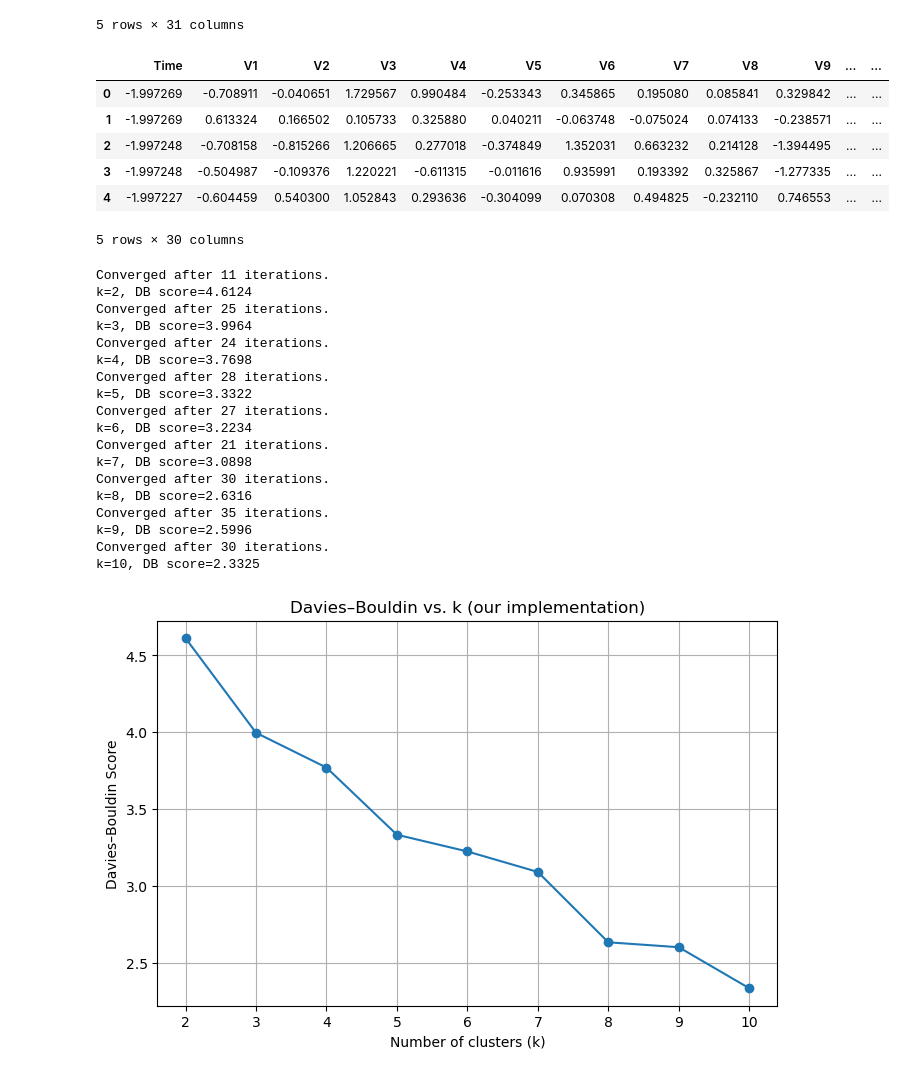
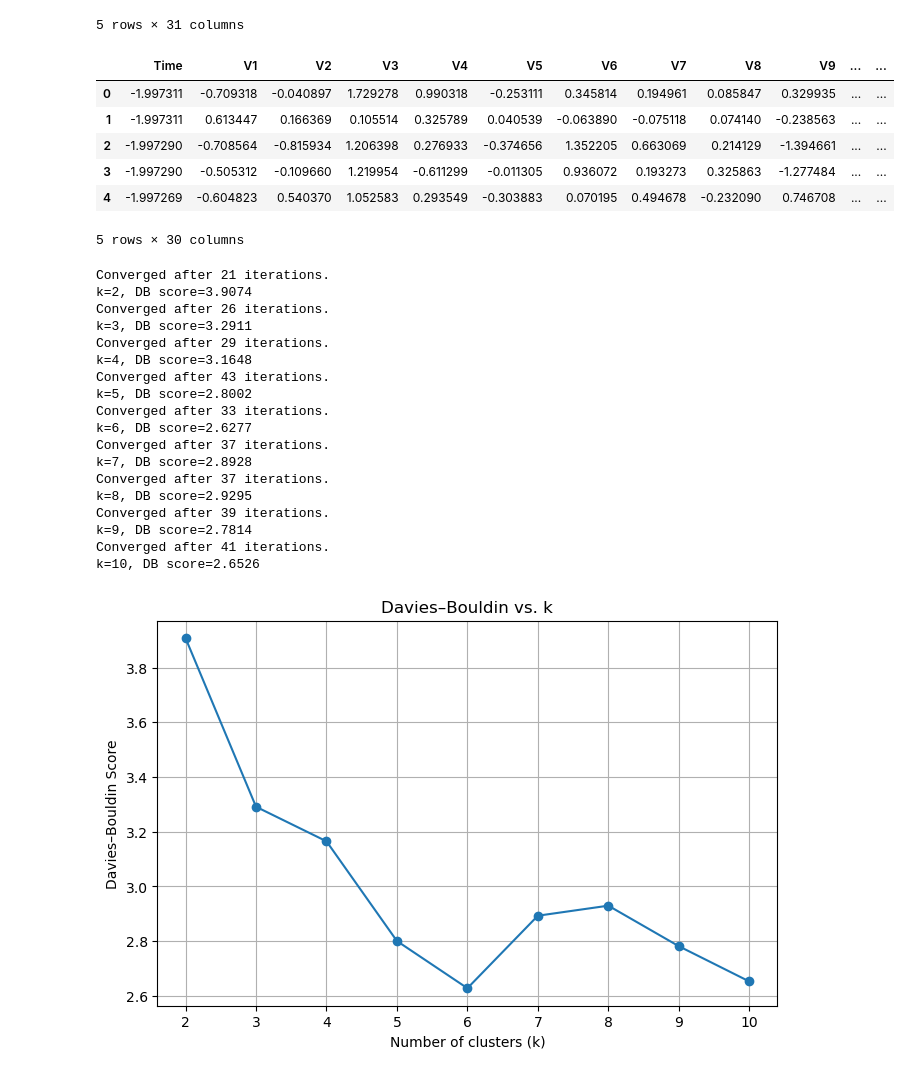
Before and after one commit to sunnakaradottir/data_science, a Jupyter notebook: notebooks/project.ipynb, the cells around one changed output. Cells and saved outputs as stored; diff of their text form; code cells hidden in the pictures.

```diff
--- a/notebooks/project.ipynb
+++ b/notebooks/project.ipynb
@@ -21,7 +21,7 @@ from sklearn.preprocessing import StandardScaler, RobustScaler
 # %%
 # Read in the dataset
 
-df = pd.read_csv('../data/creditcard.csv')
+df = pd.read_csv('../data/base_data.csv')
 df.head()
 # %% [output]
 |  | Time | V1 | V2 | V3 | V4 | V5 | V6 | V7 | V8 | V9 | ... | ... |
@@ -51,11 +51,11 @@ scaled_features = pd.DataFrame(scaler.fit_transform(X), columns=X.columns)
 scaled_features.head()
 # %% [output]
 |  | Time | V1 | V2 | V3 | V4 | V5 | V6 | V7 | V8 | V9 | ... | ... |
-| 0 | -1.997269 | -0.708911 | -0.040651 | 1.729567 | 0.990484 | -0.253343 | 0.345865 | 0.195080 | 0.085841 | 0.329842 | ... | ... |
-| 1 | -1.997269 | 0.613324 | 0.166502 | 0.105733 | 0.325880 | 0.040211 | -0.063748 | -0.075024 | 0.074133 | -0.238571 | ... | ... |
-| 2 | -1.997248 | -0.708158 | -0.815266 | 1.206665 | 0.277018 | -0.374849 | 1.352031 | 0.663232 | 0.214128 | -1.394495 | ... | ... |
-| 3 | -1.997248 | -0.504987 | -0.109376 | 1.220221 | -0.611315 | -0.011616 | 0.935991 | 0.193392 | 0.325867 | -1.277335 | ... | ... |
-| 4 | -1.997227 | -0.604459 | 0.540300 | 1.052843 | 0.293636 | -0.304099 | 0.070308 | 0.494825 | -0.232110 | 0.746553 | ... | ... |
+| 0 | -1.997311 | -0.709318 | -0.040897 | 1.729278 | 0.990318 | -0.253111 | 0.345814 | 0.194961 | 0.085847 | 0.329935 | ... | ... |
+| 1 | -1.997311 | 0.613447 | 0.166369 | 0.105514 | 0.325789 | 0.040539 | -0.063890 | -0.075118 | 0.074140 | -0.238563 | ... | ... |
+| 2 | -1.997290 | -0.708564 | -0.815934 | 1.206398 | 0.276933 | -0.374656 | 1.352205 | 0.663069 | 0.214129 | -1.394661 | ... | ... |
+| 3 | -1.997290 | -0.505312 | -0.109660 | 1.219954 | -0.611299 | -0.011305 | 0.936072 | 0.193273 | 0.325863 | -1.277484 | ... | ... |
+| 4 | -1.997269 | -0.604823 | 0.540370 | 1.052583 | 0.293549 | -0.303883 | 0.070195 | 0.494678 | -0.232090 | 0.746708 | ... | ... |
 5 rows × 30 columns
 # %%
 # Our implementation of the K-means clustering algorithm.
@@ -99,43 +99,43 @@ def kmeans_implementation(df, k, max_iters=300, tol=0.0001, random_state=42):
 # %%
 # Let's look at the Davies-Bouldin index for a few values of k
 
 db_scores = []
 k_values = list(range(2, 11))
 
 for k in k_values:
     labels, centroids = kmeans_implementation(scaled_features,k)
     db = davies_bouldin_score(scaled_features, labels)
     db_scores.append(db)
     print(f"k={k}, DB score={db:.4f}")
 
 
 plt.figure(figsize=(8, 5))
 plt.plot(k_values, db_scores, marker='o')
 plt.xlabel("Number of clusters (k)")
 plt.ylabel("Davies–Bouldin Score")
-plt.title("Davies–Bouldin vs. k (our implementation)")
+plt.title("Davies–Bouldin vs. k")
 plt.grid(True)
 plt.show()
 # %% [output]
-Converged after 11 iterations.
-k=2, DB score=4.6124
-Converged after 25 iterations.
-k=3, DB score=3.9964
-Converged after 24 iterations.
-k=4, DB score=3.7698
-Converged after 28 iterations.
-k=5, DB score=3.3322
-Converged after 27 iterations.
-k=6, DB score=3.2234
 Converged after 21 iterations.
-k=7, DB score=3.0898
-Converged after 30 iterations.
-k=8, DB score=2.6316
-Converged after 35 iterations.
-k=9, DB score=2.5996
-Converged after 30 iterations.
-k=10, DB score=2.3325
+k=2, DB score=3.9074
+Converged after 26 iterations.
+k=3, DB score=3.2911
+Converged after 29 iterations.
+k=4, DB score=3.1648
+Converged after 43 iterations.
+k=5, DB score=2.8002
+Converged after 33 iterations.
+k=6, DB score=2.6277
+Converged after 37 iterations.
+k=7, DB score=2.8928
+Converged after 37 iterations.
+k=8, DB score=2.9295
+Converged after 39 iterations.
+k=9, DB score=2.7814
+Converged after 41 iterations.
+k=10, DB score=2.6526
-[figure, old version]
+[figure, new version]
 # %%
 # Let's plot the elbow method to find the optimal k
 
```
Also changed, not shown: parts of 7 cells of this notebook, 6 other files.
